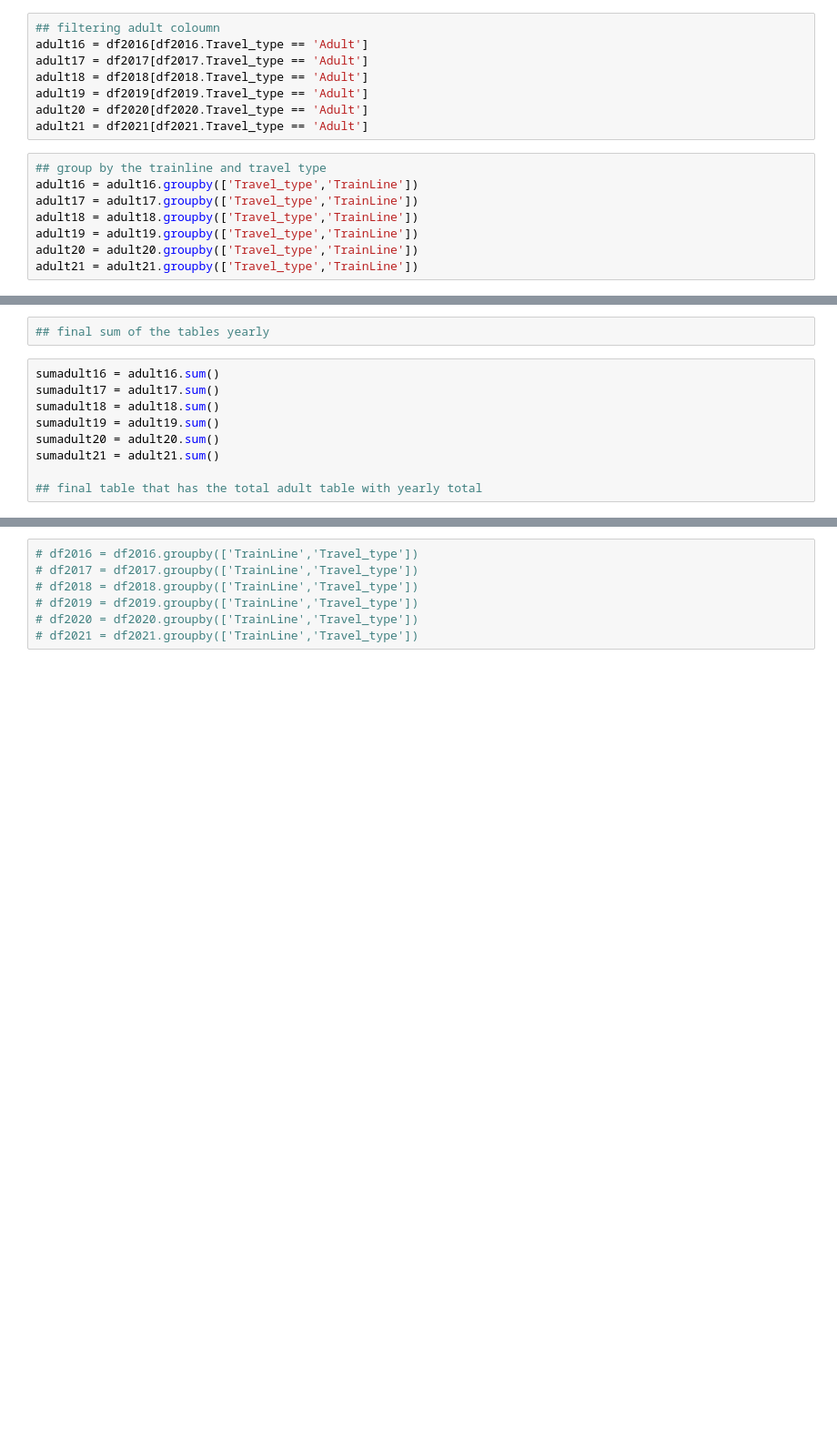
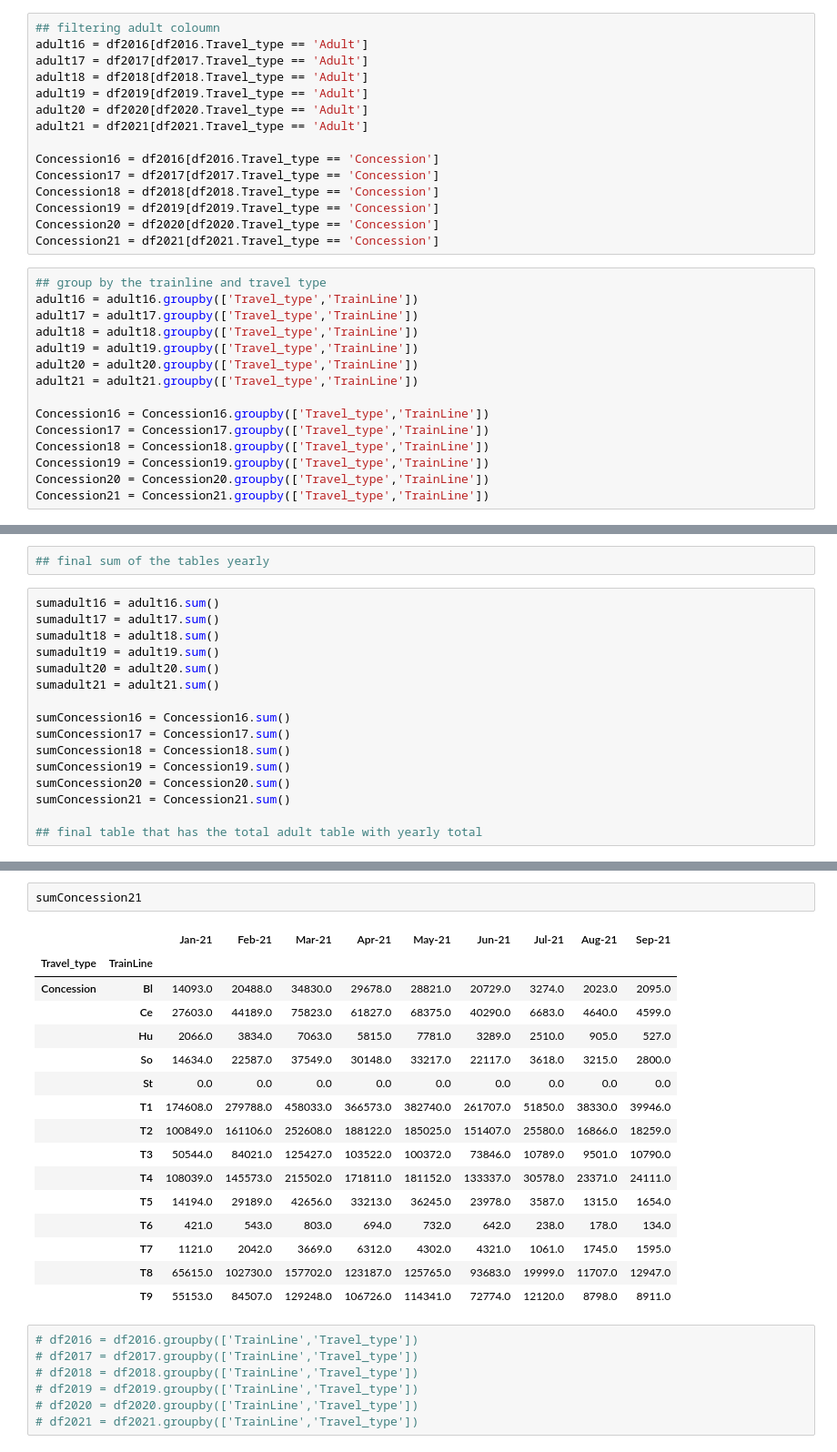
Before and after one commit to lionscanroar/Transport-Analysis, a Jupyter notebook: Project Main .ipynb, the cells around one changed output, grey strips where cells are left out. Shown at 91% size. Cells and saved outputs as stored; diff of their text form; blank space fills up the shorter version.

```diff
--- a/Project Main .ipynb
+++ b/Project Main .ipynb
@@ -189,6 +189,13 @@ adult18 = df2018[df2018.Travel_type == 'Adult']
 adult19 = df2019[df2019.Travel_type == 'Adult']
 adult20 = df2020[df2020.Travel_type == 'Adult']
 adult21 = df2021[df2021.Travel_type == 'Adult']
+
+Concession16 = df2016[df2016.Travel_type == 'Concession']
+Concession17 = df2017[df2017.Travel_type == 'Concession']
+Concession18 = df2018[df2018.Travel_type == 'Concession']
+Concession19 = df2019[df2019.Travel_type == 'Concession']
+Concession20 = df2020[df2020.Travel_type == 'Concession']
+Concession21 = df2021[df2021.Travel_type == 'Concession']
 # %%
 ## group by the trainline and travel type
 adult16 = adult16.groupby(['Travel_type','TrainLine'])
@@ -197,6 +204,13 @@ adult18 = adult18.groupby(['Travel_type','TrainLine'])
 adult19 = adult19.groupby(['Travel_type','TrainLine'])
 adult20 = adult20.groupby(['Travel_type','TrainLine'])
 adult21 = adult21.groupby(['Travel_type','TrainLine'])
+
+Concession16 = Concession16.groupby(['Travel_type','TrainLine'])
+Concession17 = Concession17.groupby(['Travel_type','TrainLine'])
+Concession18 = Concession18.groupby(['Travel_type','TrainLine'])
+Concession19 = Concession19.groupby(['Travel_type','TrainLine'])
+Concession20 = Concession20.groupby(['Travel_type','TrainLine'])
+Concession21 = Concession21.groupby(['Travel_type','TrainLine'])
 # %%
 ## multiple row Referring to the same trainline
 # %%
@@ -209,5 +223,12 @@ sumadult19 = adult19.sum()
 sumadult20 = adult20.sum()
 sumadult21 = adult21.sum()
 
+sumConcession16 = Concession16.sum()
+sumConcession17 = Concession17.sum()
+sumConcession18 = Concession18.sum()
+sumConcession19 = Concession19.sum()
+sumConcession20 = Concession20.sum()
+sumConcession21 = Concession21.sum()
+
 ## final table that has the total adult table with yearly total
 # %%
@@ -232,3 +253,22 @@ sumadult20
+# %%
+sumConcession21
+# %% [output]
+|  |  | Jan-21 | Feb-21 | Mar-21 | Apr-21 | May-21 | Jun-21 | Jul-21 | Aug-21 | Sep-21 |
+| Travel_type | TrainLine |  |  |  |  |  |  |  |  |  |
+| Concession | Bl | 14093.0 | 20488.0 | 34830.0 | 29678.0 | 28821.0 | 20729.0 | 3274.0 | 2023.0 | 2095.0 |
+|  | Ce | 27603.0 | 44189.0 | 75823.0 | 61827.0 | 68375.0 | 40290.0 | 6683.0 | 4640.0 | 4599.0 |
+|  | Hu | 2066.0 | 3834.0 | 7063.0 | 5815.0 | 7781.0 | 3289.0 | 2510.0 | 905.0 | 527.0 |
+|  | So | 14634.0 | 22587.0 | 37549.0 | 30148.0 | 33217.0 | 22117.0 | 3618.0 | 3215.0 | 2800.0 |
+|  | St | 0.0 | 0.0 | 0.0 | 0.0 | 0.0 | 0.0 | 0.0 | 0.0 | 0.0 |
+|  | T1 | 174608.0 | 279788.0 | 458033.0 | 366573.0 | 382740.0 | 261707.0 | 51850.0 | 38330.0 | 39946.0 |
+|  | T2 | 100849.0 | 161106.0 | 252608.0 | 188122.0 | 185025.0 | 151407.0 | 25580.0 | 16866.0 | 18259.0 |
+|  | T3 | 50544.0 | 84021.0 | 125427.0 | 103522.0 | 100372.0 | 73846.0 | 10789.0 | 9501.0 | 10790.0 |
+|  | T4 | 108039.0 | 145573.0 | 215502.0 | 171811.0 | 181152.0 | 133337.0 | 30578.0 | 23371.0 | 24111.0 |
+|  | T5 | 14194.0 | 29189.0 | 42656.0 | 33213.0 | 36245.0 | 23978.0 | 3587.0 | 1315.0 | 1654.0 |
+|  | T6 | 421.0 | 543.0 | 803.0 | 694.0 | 732.0 | 642.0 | 238.0 | 178.0 | 134.0 |
+|  | T7 | 1121.0 | 2042.0 | 3669.0 | 6312.0 | 4302.0 | 4321.0 | 1061.0 | 1745.0 | 1595.0 |
+|  | T8 | 65615.0 | 102730.0 | 157702.0 | 123187.0 | 125765.0 | 93683.0 | 19999.0 | 11707.0 | 12947.0 |
+|  | T9 | 55153.0 | 84507.0 | 129248.0 | 106726.0 | 114341.0 | 72774.0 | 12120.0 | 8798.0 | 8911.0 |
 # %%
 # df2016 = df2016.groupby(['TrainLine','Travel_type'])
 # df2017 = df2017.groupby(['TrainLine','Travel_type'])
```
Also changed, not shown: parts of 12 cells of this notebook.
